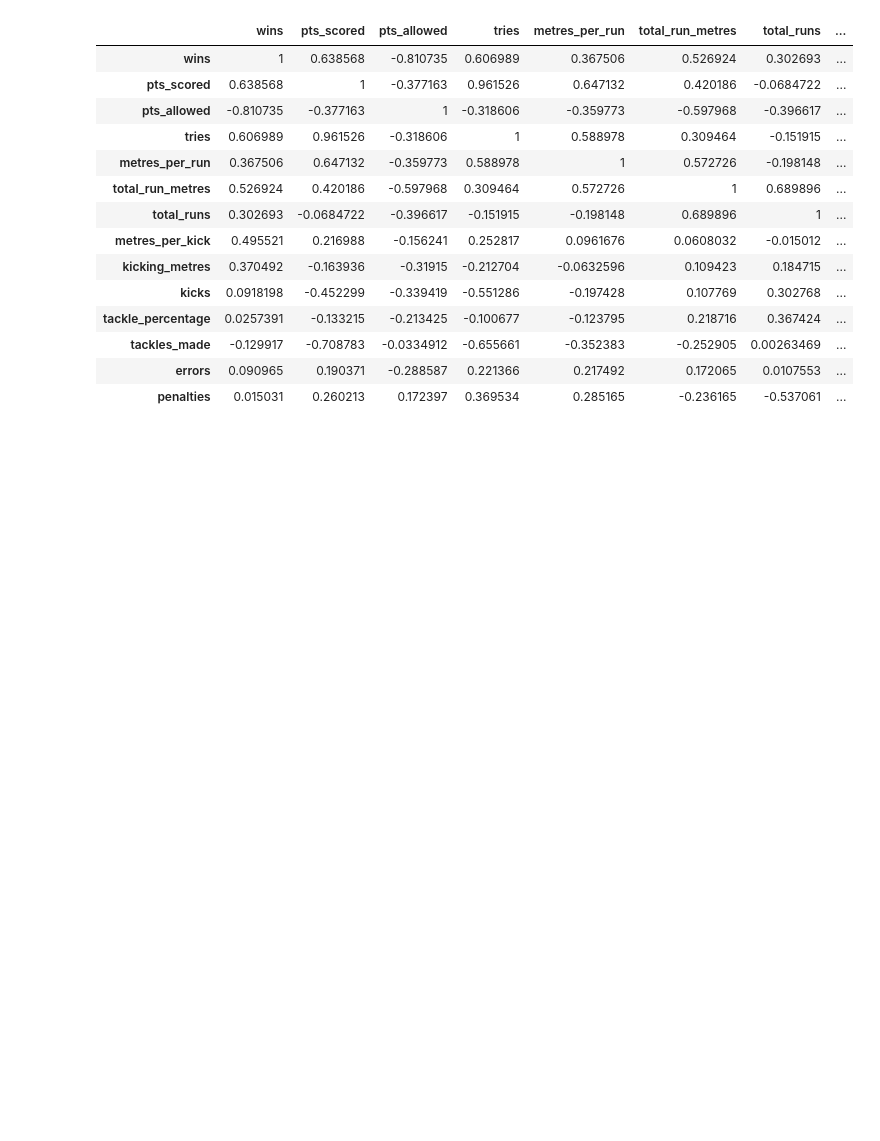
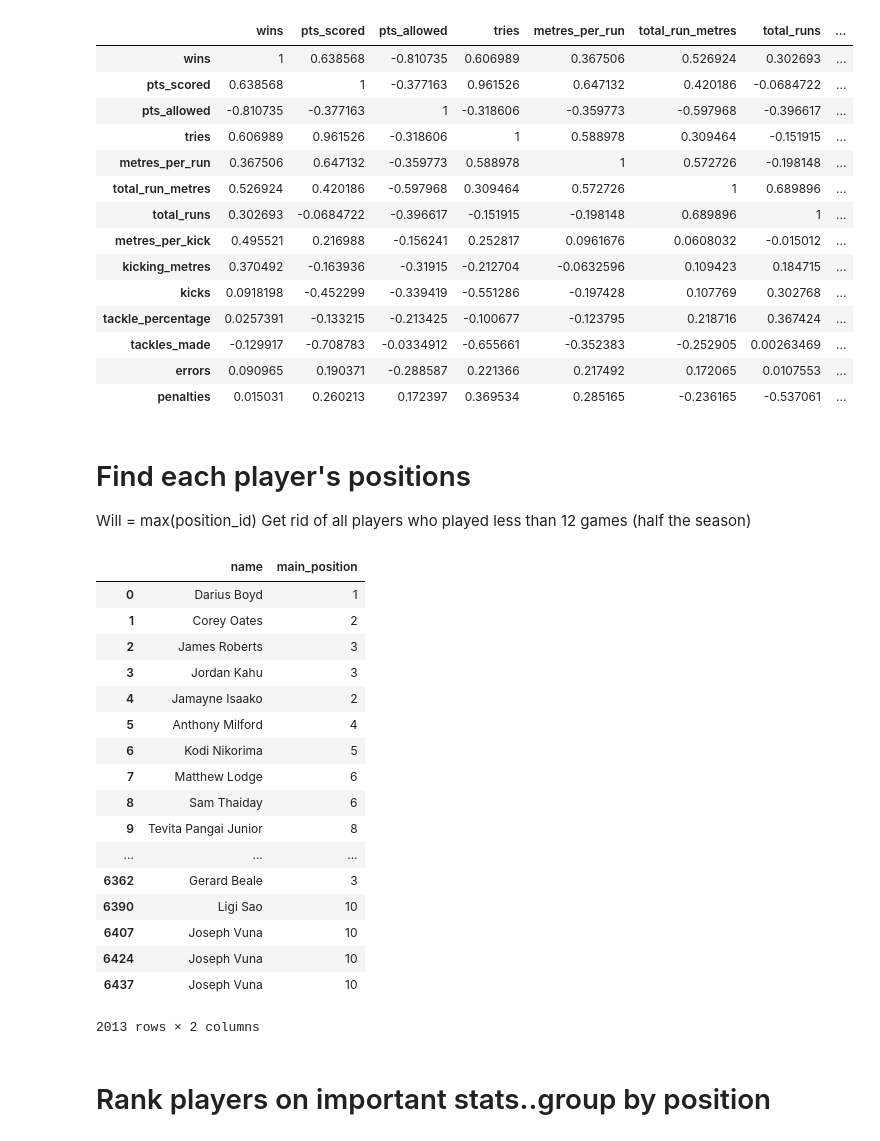
Before and after one commit to njpowers7915/NRL-match-data, a Jupyter notebook: NRL match analysis.ipynb, the cells around one changed output. Drawn from its saved outputs; the diff is of its cells as text; code cells hidden in the pictures; blank space fills up the shorter version.

Commit message:
Trying to find players main positions

```diff
--- a/NRL match analysis.ipynb
+++ b/NRL match analysis.ipynb
@@ -288,3 +285,37 @@ corr.style.background_gradient(cmap='coolwarm')
 #Make some charts comparing points(for / against) to (metres_per_run, total_run_metres, tries, kicks, metres_per_kick,
 #tackles_made, tackle_percentage)
 #we don't want guys with high tackles_made...but high tackle_percentage
+# %% [markdown]
+# Find each player's positions
+Will = max(position_id)
+Get rid of all players who played less than 12 games (half the season)
+# %%
+player_stats2018 = player_stat_df.groupby(['player_id'])
+
+def find_main_position(df):
+    df['main_position'] = df['position_id'].mode()[0]
+    return df
+
+player_stats2018 = player_stats2018.apply(find_main_position)
+player_stats2018[['name', 'main_position']].groupby(['name']).head()
+# %% [output]
+|  | name | main_position |
+| 0 | Darius Boyd | 1 |
+| 1 | Corey Oates | 2 |
+| 2 | James Roberts | 3 |
+| 3 | Jordan Kahu | 3 |
+| 4 | Jamayne Isaako | 2 |
+| 5 | Anthony Milford | 4 |
+| 6 | Kodi Nikorima | 5 |
+| 7 | Matthew Lodge | 6 |
+| 8 | Sam Thaiday | 6 |
+| 9 | Tevita Pangai Junior | 8 |
+| ... | ... | ... |
+| 6362 | Gerard Beale | 3 |
+| 6390 | Ligi Sao | 10 |
+| 6407 | Joseph Vuna | 10 |
+| 6424 | Joseph Vuna | 10 |
+| 6437 | Joseph Vuna | 10 |
+2013 rows × 2 columns
+# %% [markdown]
+# Rank players on important stats..group by position
```
Also changed, not shown: parts of 3 cells of this notebook.
